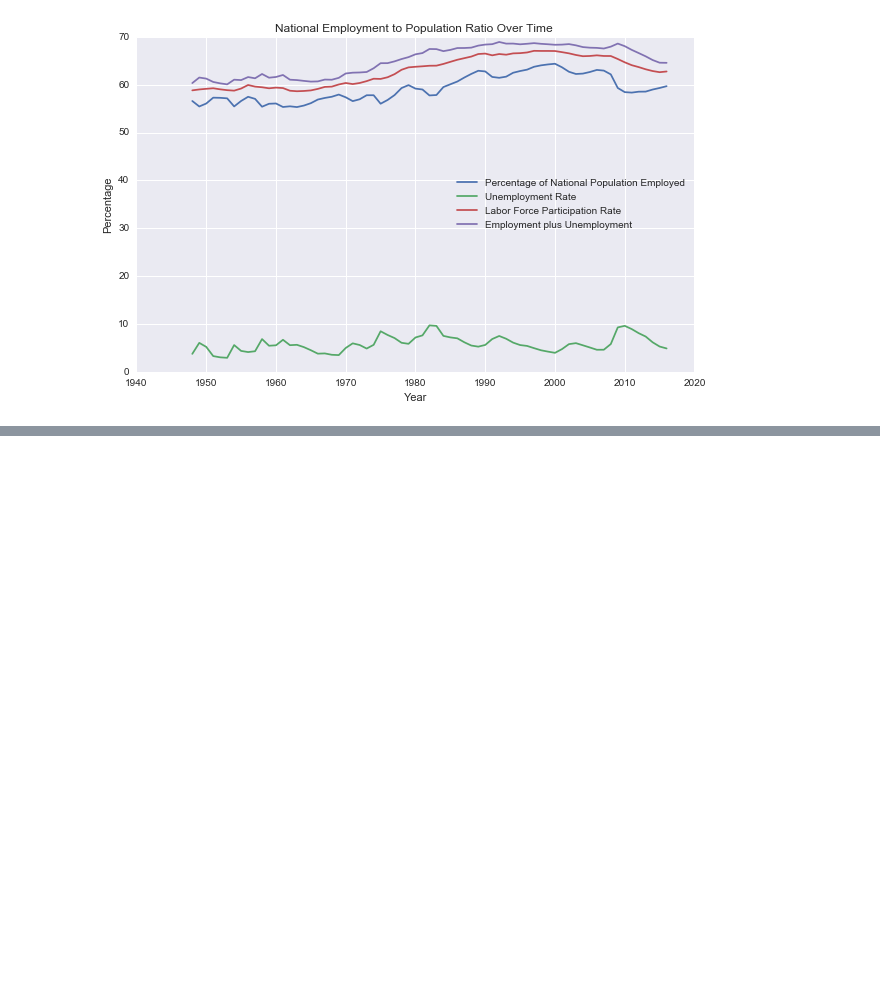
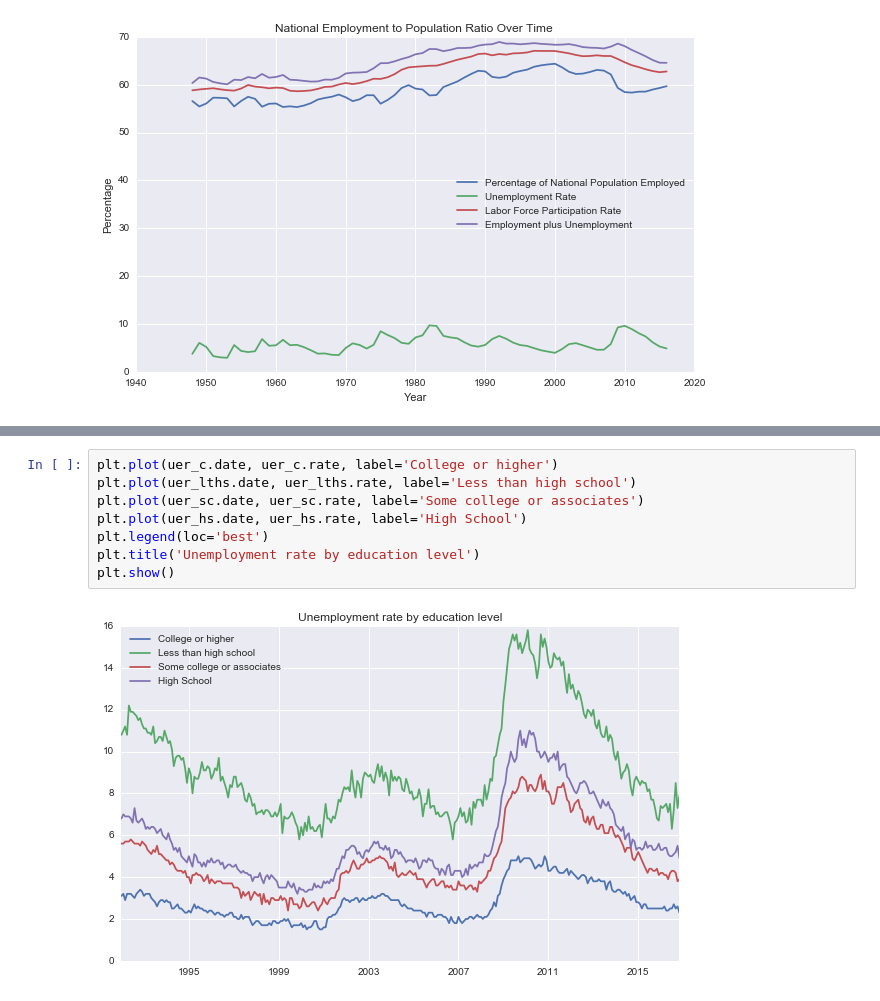
Before and after one commit to ryankresse/employment, a Jupyter notebook: eda.ipynb, the cells around one changed output, grey strips where cells are left out. Cells and saved outputs as stored; diff of their text form; blank space fills up the shorter version.

```diff
--- a/eda.ipynb
+++ b/eda.ipynb
@@ -100,0 +169,10 @@ plt.show()
+# %%
+plt.plot(uer_c.date, uer_c.rate, label='College or higher')
+plt.plot(uer_lths.date, uer_lths.rate, label='Less than high school')
+plt.plot(uer_sc.date, uer_sc.rate, label='Some college or associates')
+plt.plot(uer_hs.date, uer_hs.rate, label='High School')
+plt.legend(loc='best')
+plt.title('Unemployment rate by education level')
+plt.show()
+# %% [output]
+[figure, added]
```
Also changed, not shown: parts of 6 cells of this notebook.
